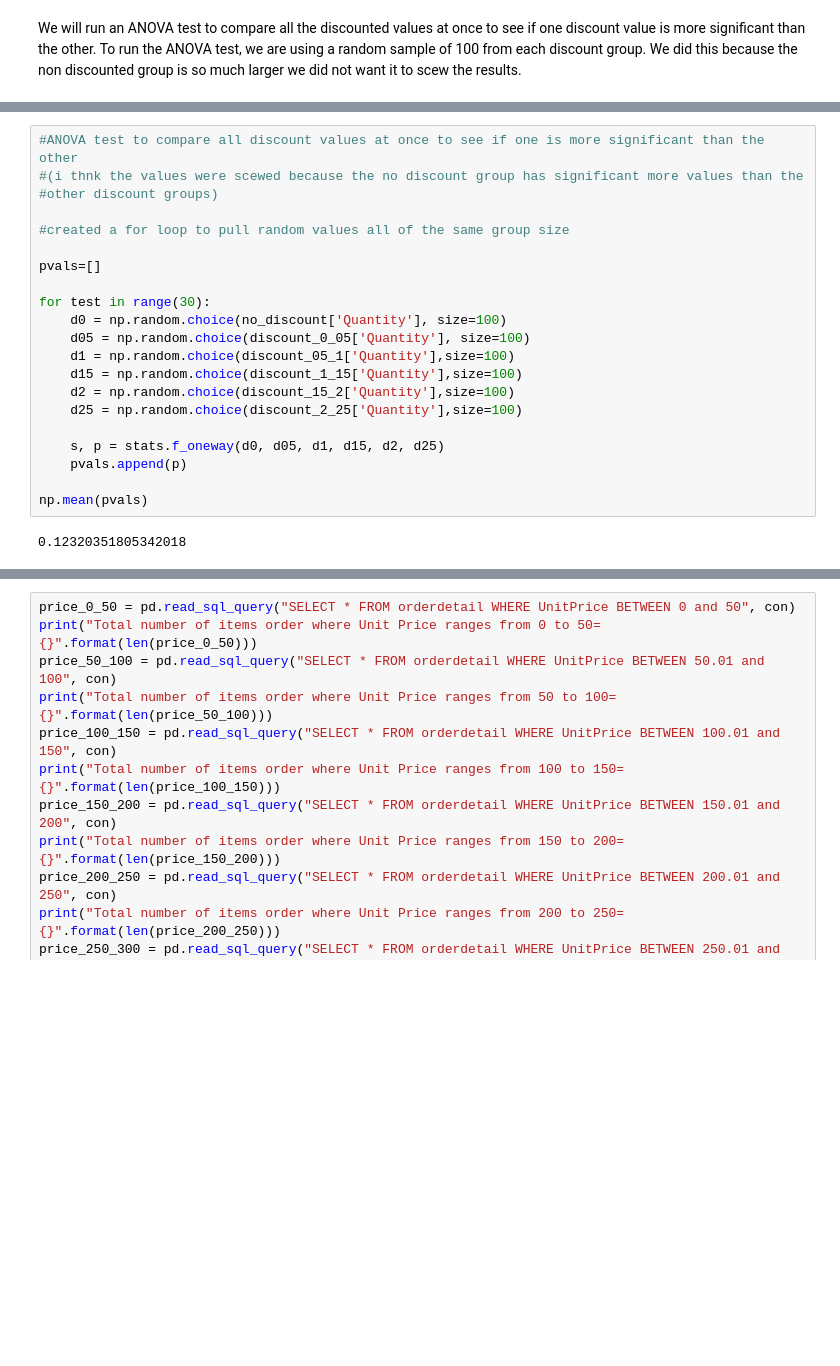
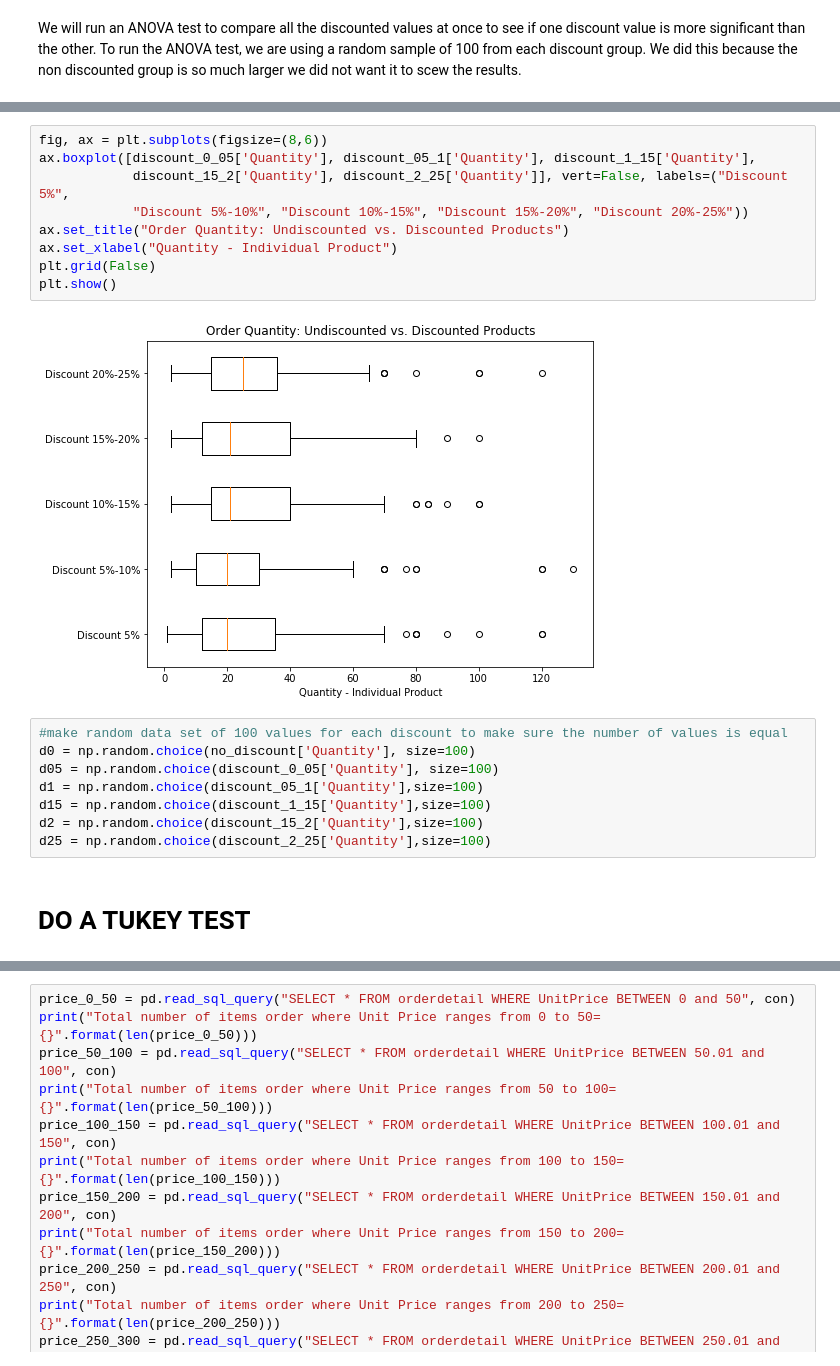
Before and after one commit to kwelliver12/dsc-2-final-project-online-ds-ft-112618, a Jupyter notebook: Project2_KW.ipynb, the cells around one changed output, grey strips where cells are left out. Cells and saved outputs as stored; diff of their text form; blank space fills up the shorter version.

```diff
--- a/Project2_KW.ipynb
+++ b/Project2_KW.ipynb
@@ -155,23 +202,21 @@ We will run an ANOVA test to compare all the discounted values at once to see if
+# %%
+fig, ax = plt.subplots(figsize=(8,6))
+ax.boxplot([discount_0_05['Quantity'], discount_05_1['Quantity'], discount_1_15['Quantity'],
+            discount_15_2['Quantity'], discount_2_25['Quantity']], vert=False, labels=("Discount 5%",
+            "Discount 5%-10%", "Discount 10%-15%", "Discount 15%-20%", "Discount 20%-25%"))
+ax.set_title("Order Quantity: Undiscounted vs. Discounted Products")
+ax.set_xlabel("Quantity - Individual Product")
+plt.grid(False)
+plt.show()
+# %% [output]
+[figure, added]
 # %%
-#ANOVA test to compare all discount values at once to see if one is more significant than the other
-#(i thnk the values were scewed because the no discount group has significant more values than the
-#other discount groups)
-
-#created a for loop to pull random values all of the same group size
-
-pvals=[]
-
-for test in range(30):
-    d0 = np.random.choice(no_discount['Quantity'], size=100)
-    d05 = np.random.choice(discount_0_05['Quantity'], size=100)
-    d1 = np.random.choice(discount_05_1['Quantity'],size=100)
-    d15 = np.random.choice(discount_1_15['Quantity'],size=100)
-    d2 = np.random.choice(discount_15_2['Quantity'],size=100)
-    d25 = np.random.choice(discount_2_25['Quantity'],size=100)
-
-    s, p = stats.f_oneway(d0, d05, d1, d15, d2, d25)
-    pvals.append(p)
-
-np.mean(pvals)
+#make random data set of 100 values for each discount to make sure the number of values is equal
+d0 = np.random.choice(no_discount['Quantity'], size=100)
+d05 = np.random.choice(discount_0_05['Quantity'], size=100)
+d1 = np.random.choice(discount_05_1['Quantity'],size=100)
+d15 = np.random.choice(discount_1_15['Quantity'],size=100)
+d2 = np.random.choice(discount_15_2['Quantity'],size=100)
+d25 = np.random.choice(discount_2_25['Quantity'],size=100)
-# %% [output]
-0.12320351805342018
+# %% [markdown]
+# DO A TUKEY TEST
```
Also changed, not shown: parts of 39 cells of this notebook.
